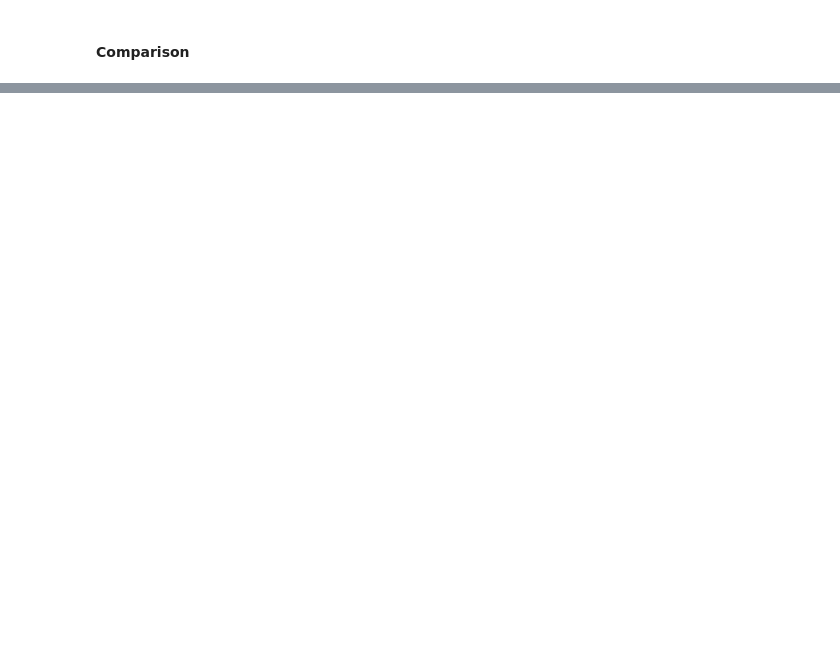
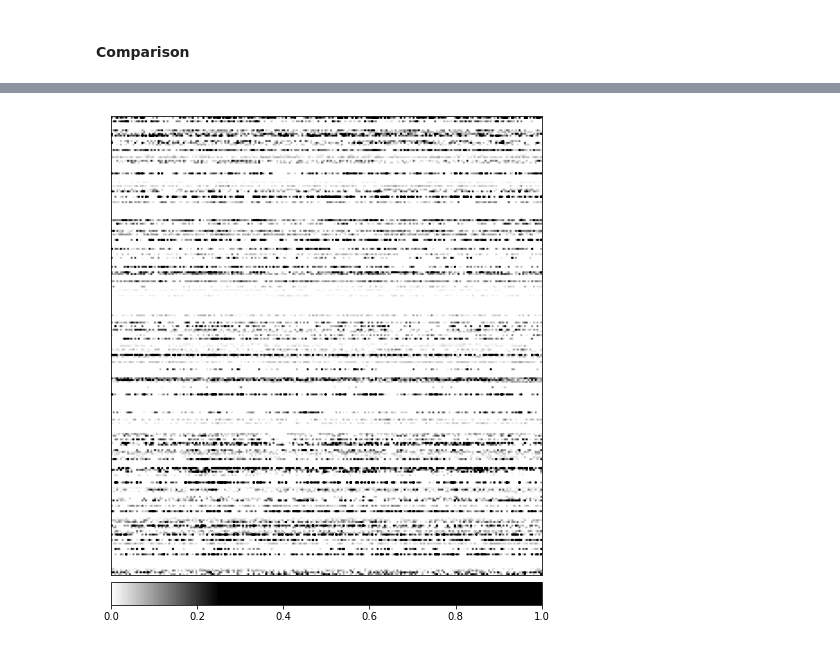
Before and after one commit to catalyst-team/introspection, a Jupyter notebook: notebooks/intospection.ipynb, the cells around one changed output, grey strips where cells are left out. Cells and saved outputs as stored; diff of their text form; code cells hidden in the pictures; blank space fills up the shorter version.

```diff
--- a/notebooks/intospection.ipynb
+++ b/notebooks/intospection.ipynb
@@ -423,0 +474,7 @@ plt.show()
+# %%
+features, label = valid_dataset[0]
+
+features = torch.tensor(features).unsqueeze(0)
+features.requires_grad = True
+
+label = torch.tensor(label).unsqueeze(0)
@@ -423,0 +557,25 @@ plt.show()
+# %%
+# plt.matshow(attr_ig.permute(0, 2, 3, 1).detach().cpu().numpy()[0])
+fig, axs = plt.subplots(1, 1, figsize=(21, 9))
+
+default_cmap = LinearSegmentedColormap.from_list(
+    'custom blue',
+    [(0, '#ffffff'), (0.25, '#000000'), (1, '#000000')],
+    N=256
+)
+
+_ = viz.visualize_image_attr(
+    np.transpose(attr_ig.cpu().detach().numpy(), (2,1,0)),
+    np.transpose(features2.cpu().detach().numpy(), (2,1,0)),
+    method='heat_map',
+    cmap=default_cmap,
+    show_colorbar=True,
+    sign='positive',
+    outlier_perc=1,
+    plt_fig_axis=(fig, axs),
+    use_pyplot=False,
+)
+
+plt.show()
+# %% [output]
+[figure, added]
```
Also changed, not shown: parts of 21 cells of this notebook, 1 other file.
